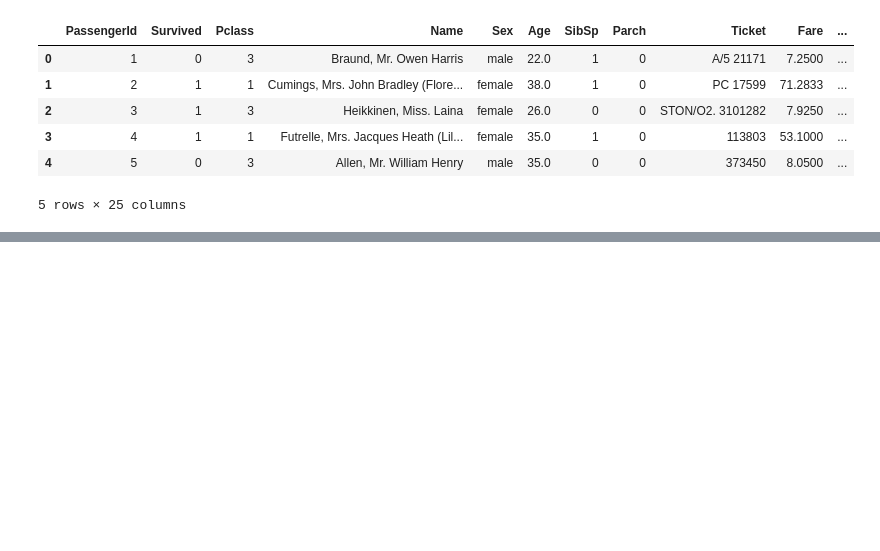
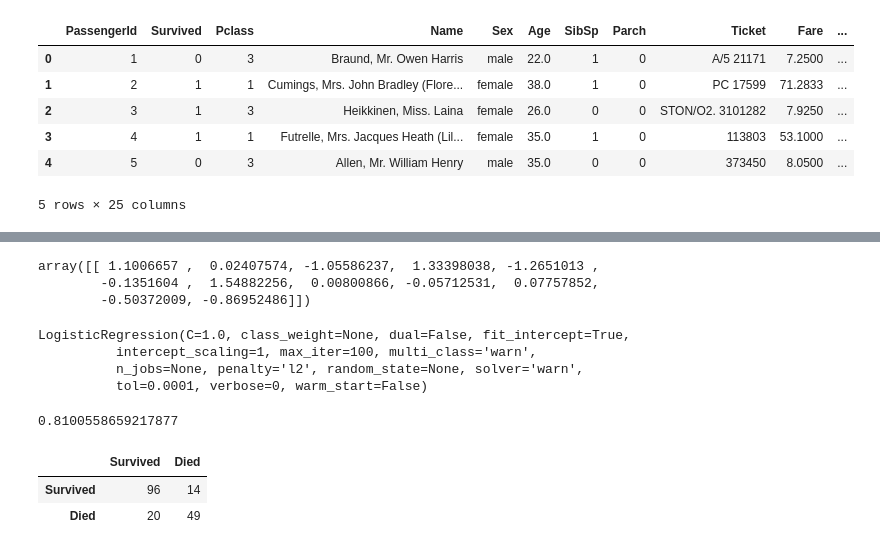
Before and after one commit to ikeinyyo/Kaggle-Titanic-Supervised-Learning, a Jupyter notebook: Titanic.ipynb, the cells around one changed output, grey strips where cells are left out. Drawn from its saved outputs; the diff is of its cells as text; code cells hidden in the pictures; blank space fills up the shorter version.

Commit message:
Fit and predict with model

```diff
--- a/Titanic.ipynb
+++ b/Titanic.ipynb
@@ -208,0 +219,47 @@ lf.predict
+# %%
+lr.coef_
+# %% [output]
+array([[ 1.1006657 ,  0.02407574, -1.05586237,  1.33398038, -1.2651013 ,
+        -0.1351604 ,  1.54882256,  0.00800866, -0.05712531,  0.07757852,
+        -0.50372009, -0.86952486]])
+# %%
+lr = LogisticRegression()
+lr.fit(train[columns], train['Survived'])
+# %% [output]
+LogisticRegression(C=1.0, class_weight=None, dual=False, fit_intercept=True,
+          intercept_scaling=1, max_iter=100, multi_class='warn',
+          n_jobs=None, penalty='l2', random_state=None, solver='warn',
+          tol=0.0001, verbose=0, warm_start=False)
+# %%
+from sklearn.model_selection import train_test_split
+
+columns = ['Pclass_1', 'Pclass_2', 'Pclass_3', 'Sex_female', 'Sex_male',
+       'Age_categories_Missing','Age_categories_Infant',
+       'Age_categories_Child', 'Age_categories_Teenager',
+       'Age_categories_Young Adult', 'Age_categories_Adult',
+       'Age_categories_Senior']
+
+all_X = train[columns]
+all_y = train['Survived']
+
+train_X, test_X, train_y, test_y = train_test_split(
+    all_X, all_y, test_size=0.2,random_state=0)
+# %%
+lr = LogisticRegression()
+lr.fit(train_X, train_y)
+predictions = lr.predict(test_X)
+# %%
+from sklearn.metrics import accuracy_score
+accuracy = accuracy_score(test_y, predictions)
+accuracy
+# %% [output]
+0.8100558659217877
+# %%
+from sklearn.metrics import confusion_matrix
+
+conf_matrix = confusion_matrix(test_y, predictions)
+pd.DataFrame(conf_matrix, columns=['Survived', 'Died'], index=[['Survived', 'Died']])
+# %% [output]
+|  | Survived | Died |
+| Survived | 96 | 14 |
+| Died | 20 | 49 |
```
Also changed, not shown: parts of 3 cells of this notebook, 2 other files.
